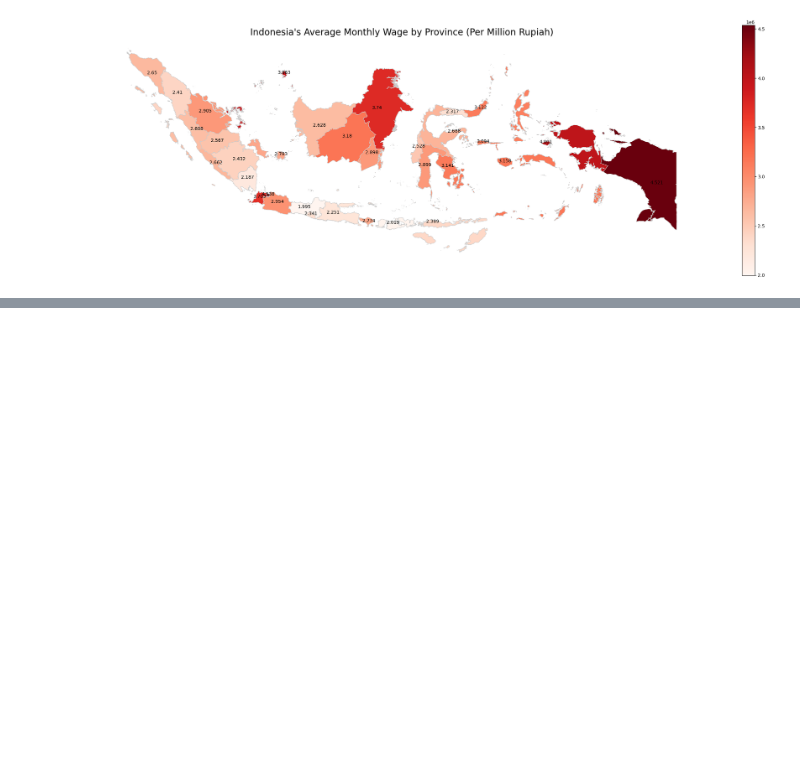
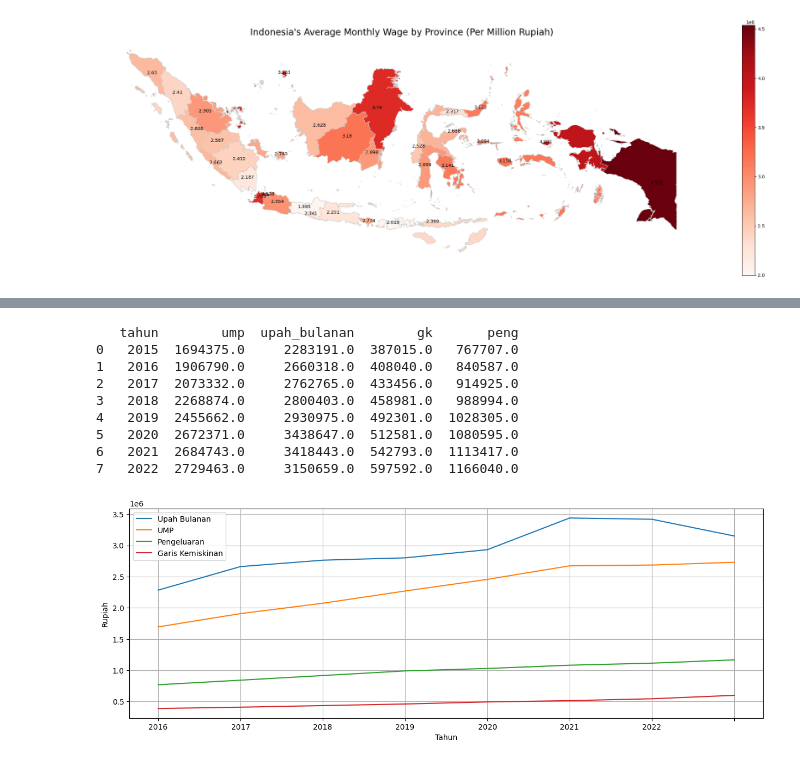
Before and after one commit to owencwijaya/tubes-01-visdat, a Jupyter notebook: dataset-kesejahteraan.ipynb, the cells around one changed output, grey strips where cells are left out. Drawn from its saved outputs; the diff is of its cells as text; code cells hidden in the pictures; blank space fills up the shorter version.

```diff
--- a/dataset-kesejahteraan.ipynb
+++ b/dataset-kesejahteraan.ipynb
@@ -591,0 +629,38 @@ set_ticklabels() should only be used with a fixed number of ticks, i.e. after se
+# %%
+ump_grouped = ump_df.groupby(['tahun'])['ump'].mean().round(0).reset_index()
+upah_grouped = upah_df.groupby(['tahun'])['upah_bulanan'].mean().round(0).reset_index()
+upah_harian_grouped = upah_df.groupby(['tahun'])['upah_harian'].mean().round(0).reset_index()
+gk_grouped = gk_total.groupby(['tahun'])['gk'].mean().round(0).reset_index()
+peng_grouped = peng_total.groupby(['tahun'])['peng'].mean().round(0).reset_index()
+
+
+fig, ax = plt.subplots(figsize = (15, 5))
+
+df_merged = reduce(lambda  left,right: pd.merge(left,right,on=['tahun'],
+                                            how='outer'), [ump_grouped, upah_grouped, gk_grouped, peng_grouped])
+
+df_merged = df_merged.sort_values(by = 'tahun', ascending = True).reset_index(drop = True)
+
+print(df_merged)
+
+ax.plot(df_merged['tahun'], df_merged['upah_bulanan'], label = 'Upah Bulanan')
+ax.plot(df_merged['tahun'], df_merged['ump'], label = 'UMP')
+ax.plot(df_merged['tahun'], df_merged['peng'], label = 'Pengeluaran')
+ax.plot(df_merged['tahun'], df_merged['gk'], label = 'Garis Kemiskinan')
+ax.set_xticklabels(labels = df_merged['tahun'])
+ax.set_xlabel('Tahun')
+ax.set_ylabel('Rupiah')
+plt.legend()
+plt.grid()
+plt.show()
+# %% [output]
+   tahun        ump  upah_bulanan        gk       peng
+0   2015  1694375.0     2283191.0  387015.0   767707.0
+1   2016  1906790.0     2660318.0  408040.0   840587.0
+2   2017  2073332.0     2762765.0  433456.0   914925.0
+3   2018  2268874.0     2800403.0  458981.0   988994.0
+4   2019  2455662.0     2930975.0  492301.0  1028305.0
+5   2020  2672371.0     3438647.0  512581.0  1080595.0
+6   2021  2684743.0     3418443.0  542793.0  1113417.0
+7   2022  2729463.0     3150659.0  597592.0  1166040.0
+[figure, added]
```
Also changed, not shown: parts of 5 cells of this notebook.
